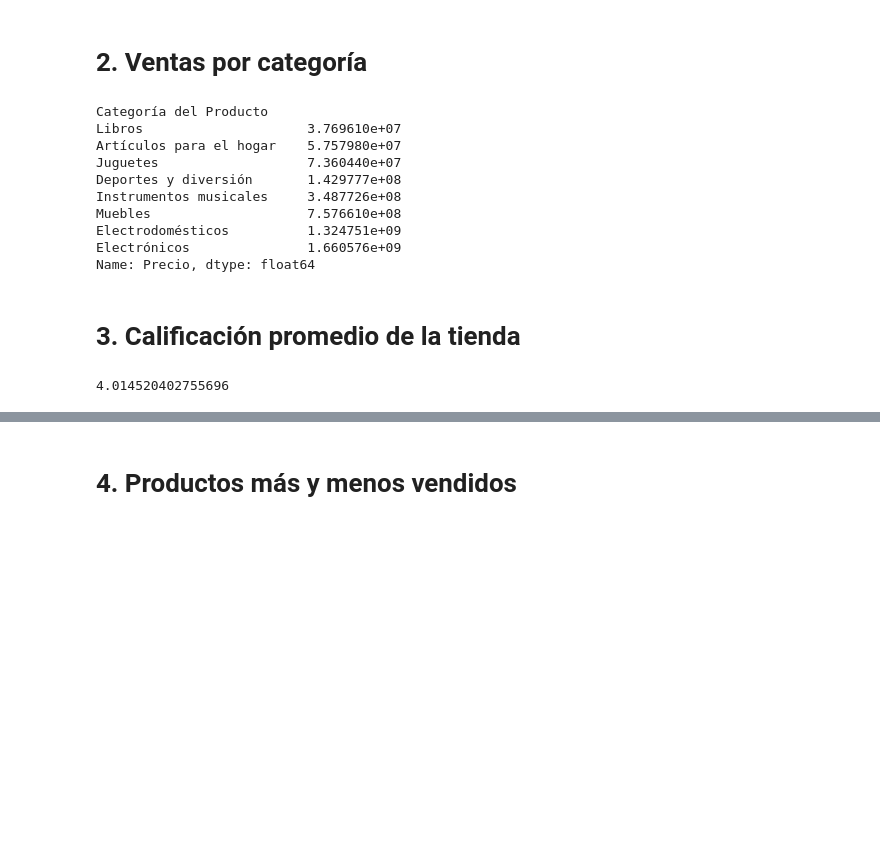
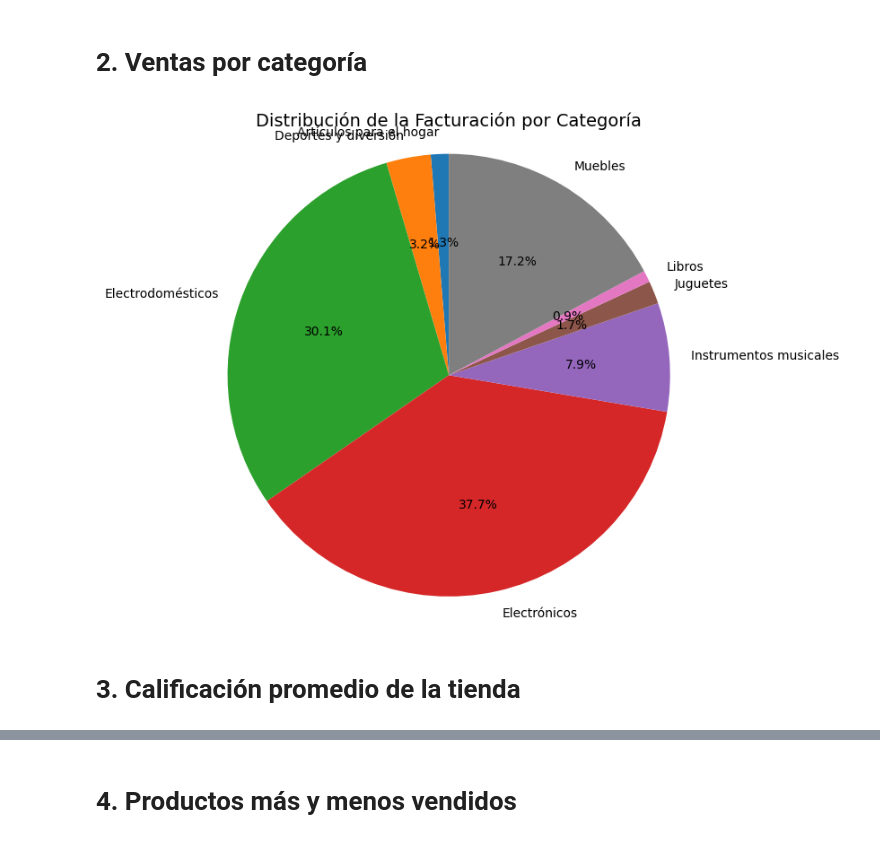
Before and after one commit to zxxcerbero/challenge1-data-science-latam, a Jupyter notebook: AluraStoreLatam.ipynb, the cells around one changed output, grey strips where cells are left out. Saved outputs shown, nothing was run; the diff lists cells and outputs as text; code cells hidden in the pictures; blank space fills up the shorter version.

```diff
--- a/AluraStoreLatam.ipynb
+++ b/AluraStoreLatam.ipynb
@@ -66,15 +79,27 @@ ventas_categoria = listas.groupby('Categoría del Producto')['Precio'].sum()
-# %%
-ventas_categoria.sort_values()
-# %% [output]
-Categoría del Producto
-Libros                     3.769610e+07
-Artículos para el hogar    5.757980e+07
-Juguetes                   7.360440e+07
-Deportes y diversión       1.429777e+08
-Instrumentos musicales     3.487726e+08
-Muebles                    7.576610e+08
-Electrodomésticos          1.324751e+09
-Electrónicos               1.660576e+09
-Name: Precio, dtype: float64
+# %%
+# 1. Los datos (los mismos que calculamos antes)
+ventas_categoria = listas.groupby('Categoría del Producto')['Precio'].sum()
+
+# 2. Creamos la figura
+plt.figure(figsize=(7, 7)) # Un gráfico circular se ve mejor si es cuadrado
+
+# 3. Creamos el gráfico circular
+plt.pie(
+    x=ventas_categoria.values,             # Los valores (la facturación)
+    labels=ventas_categoria.index,         # Las etiquetas (los nombres de las categorías)
+    autopct='%1.1f%%',                     # <-- Esto añade el porcentaje a cada "rebanada"
+    startangle=90                          # Para que empiece ordenado desde arriba
+)
+
+# 4. Añadimos un título
+plt.title('Distribución de la Facturación por Categoría', fontsize=14)
+
+# 5. Le decimos a matplotlib que el gráfico debe ser un círculo
+plt.axis('equal')
+
+# 6. Mostramos el gráfico
+plt.show()
+# %% [output]
+[figure, added]
 # %% [markdown]
 # 3. Calificación promedio de la tienda
@@ -84,4 +105,0 @@ promedio = listas['Calificación'].mean()
-# %%
-print(promedio)
-# %% [output]
-4.014520402755696
```
Also changed, not shown: parts of 13 cells of this notebook.
